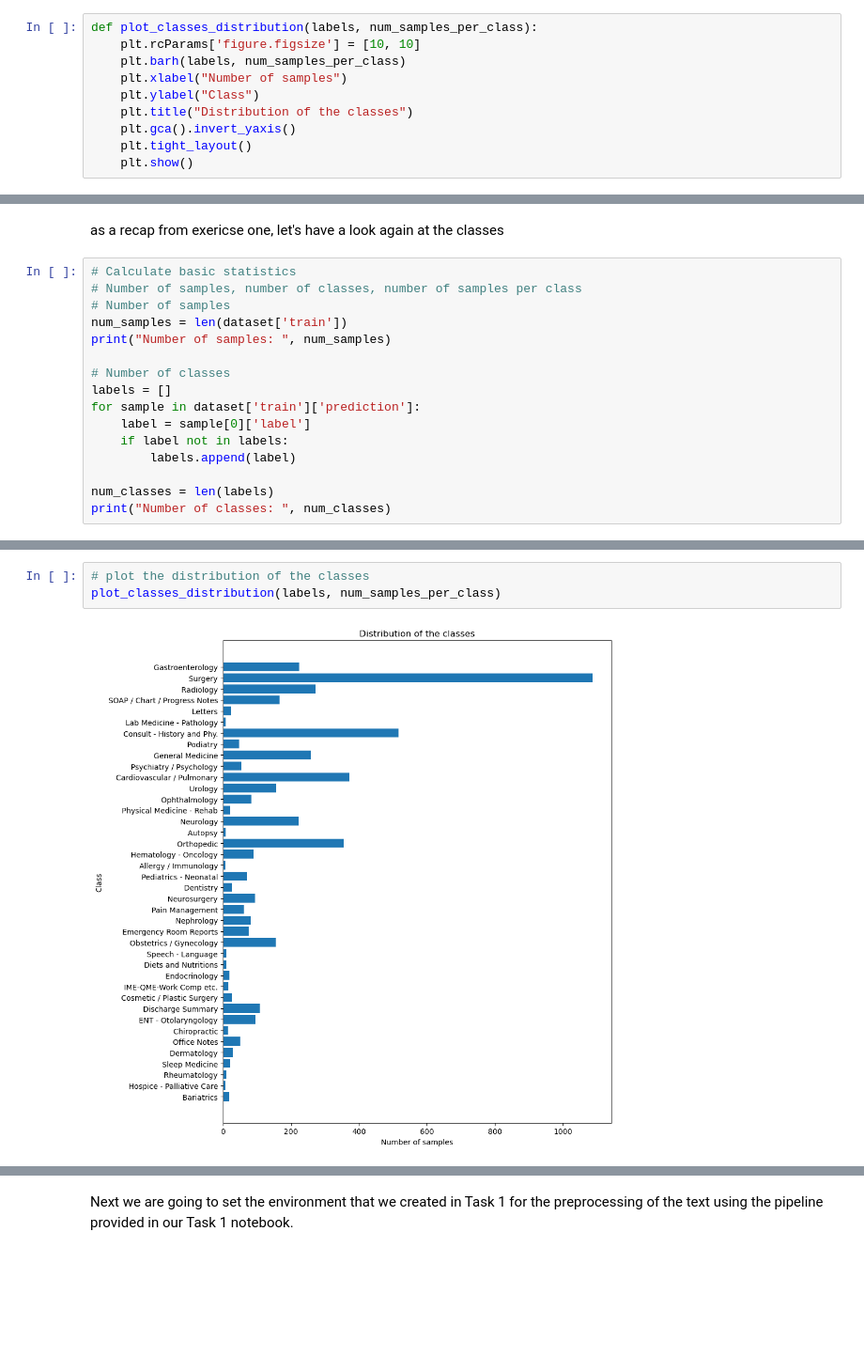
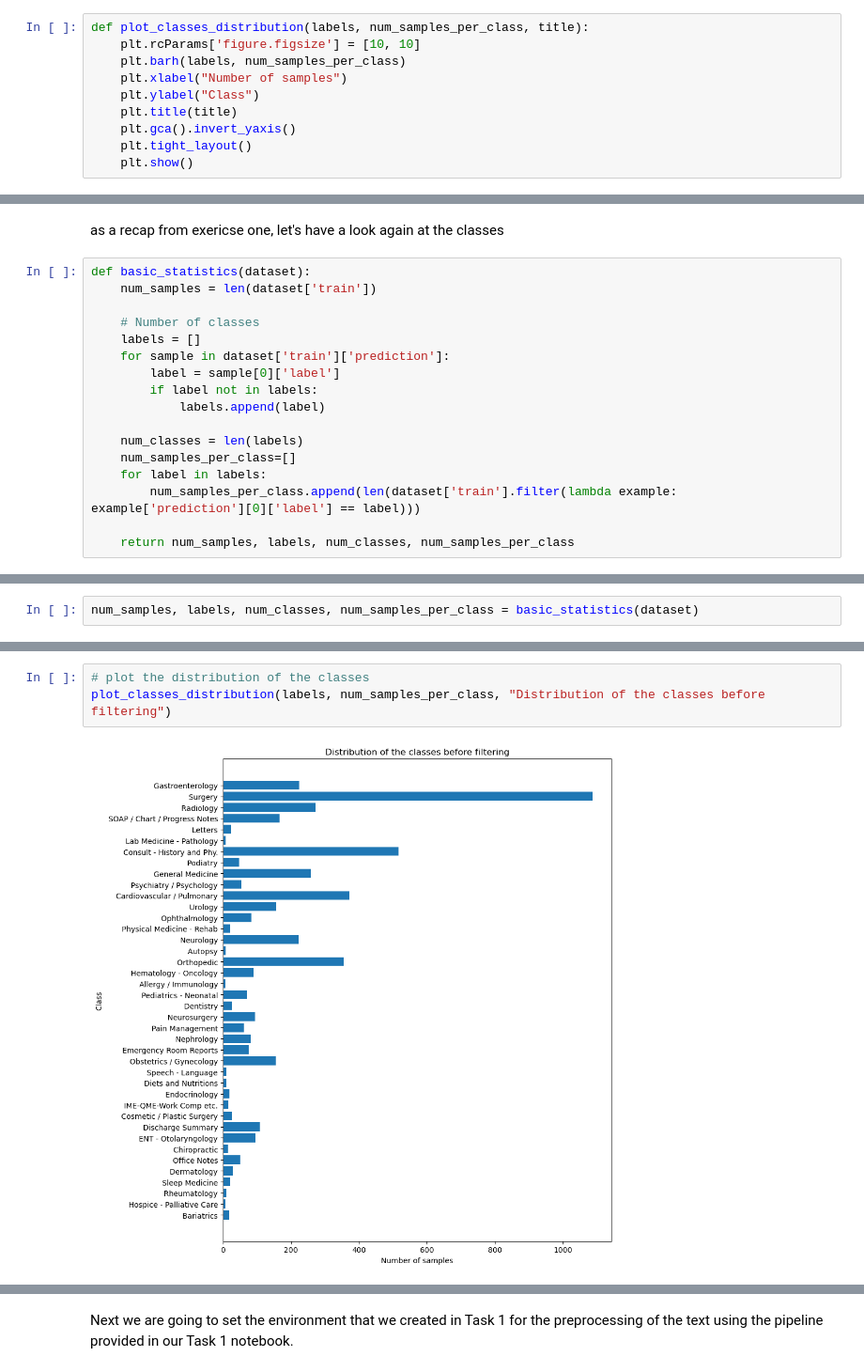
Before and after one commit to vitamys/nlp, a Jupyter notebook: Project_Task3_GroupC.ipynb, the cells around one changed output, grey strips where cells are left out. Shown at 94% size. Saved outputs shown, nothing was run; the diff lists cells and outputs as text; blank space fills up the shorter version.

```diff
--- a/Project_Task3_GroupC.ipynb
+++ b/Project_Task3_GroupC.ipynb
@@ -80,12 +71,12 @@ def process_text(text):
 
     return text
 # %%
-def plot_classes_distribution(labels, num_samples_per_class):
+def plot_classes_distribution(labels, num_samples_per_class, title):
     plt.rcParams['figure.figsize'] = [10, 10]
     plt.barh(labels, num_samples_per_class)
     plt.xlabel("Number of samples")
     plt.ylabel("Class")
-    plt.title("Distribution of the classes")
+    plt.title(title)
     plt.gca().invert_yaxis()
     plt.tight_layout()
     plt.show()
@@ -95,18 +86,19 @@ dataset = load_dataset("argilla/medical-domain")
 # %% [markdown]
 as a recap from exericse one, let's have a look again at the classes
 # %%
-# Calculate basic statistics
-# Number of samples, number of classes, number of samples per class
-# Number of samples
-num_samples = len(dataset['train'])
-print("Number of samples: ", num_samples)
+def basic_statistics(dataset):
+    num_samples = len(dataset['train'])
 
-# Number of classes
-labels = []
-for sample in dataset['train']['prediction']:
-    label = sample[0]['label']
-    if label not in labels:
-        labels.append(label)
+    # Number of classes
+    labels = []
+    for sample in dataset['train']['prediction']:
+        label = sample[0]['label']
+        if label not in labels:
+            labels.append(label)
 
-num_classes = len(labels)
-print("Number of classes: ", num_classes)
+    num_classes = len(labels)
+    num_samples_per_class=[]
+    for label in labels:
+        num_samples_per_class.append(len(dataset['train'].filter(lambda example: example['prediction'][0]['label'] == label)))
+
+    return num_samples, labels, num_classes, num_samples_per_class
@@ -120,0 +105,2 @@ for label in labels:
+# %%
+num_samples, labels, num_classes, num_samples_per_class = basic_statistics(dataset)
@@ -121,5 +113,5 @@ for label in labels:
 # %%
 # plot the distribution of the classes
-plot_classes_distribution(labels, num_samples_per_class)
+plot_classes_distribution(labels, num_samples_per_class, "Distribution of the classes before filtering")
 # %% [output]
-[figure, old version]
+[figure, new version]
```
Also changed, not shown: parts of 20 cells of this notebook, 2 other files.
